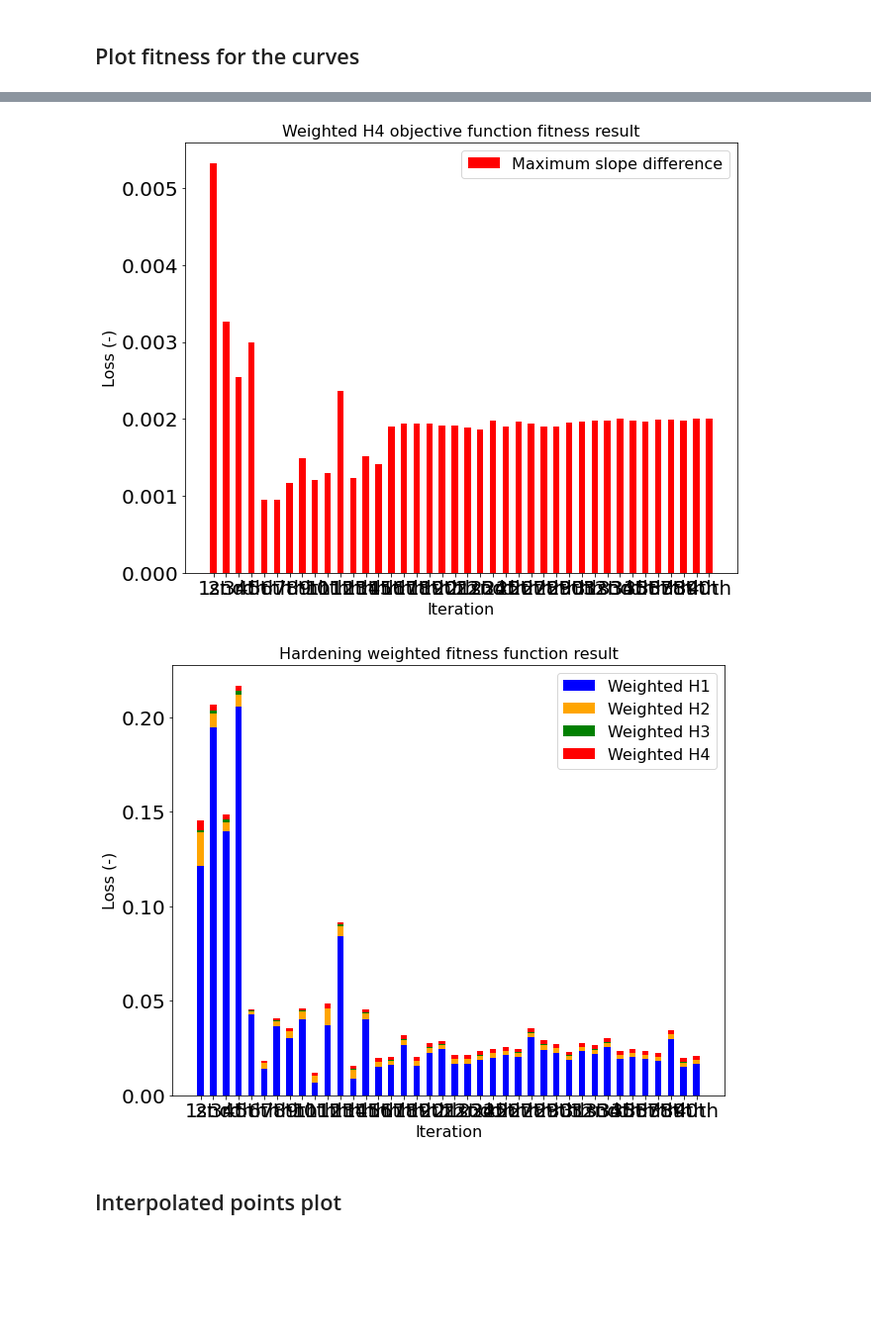
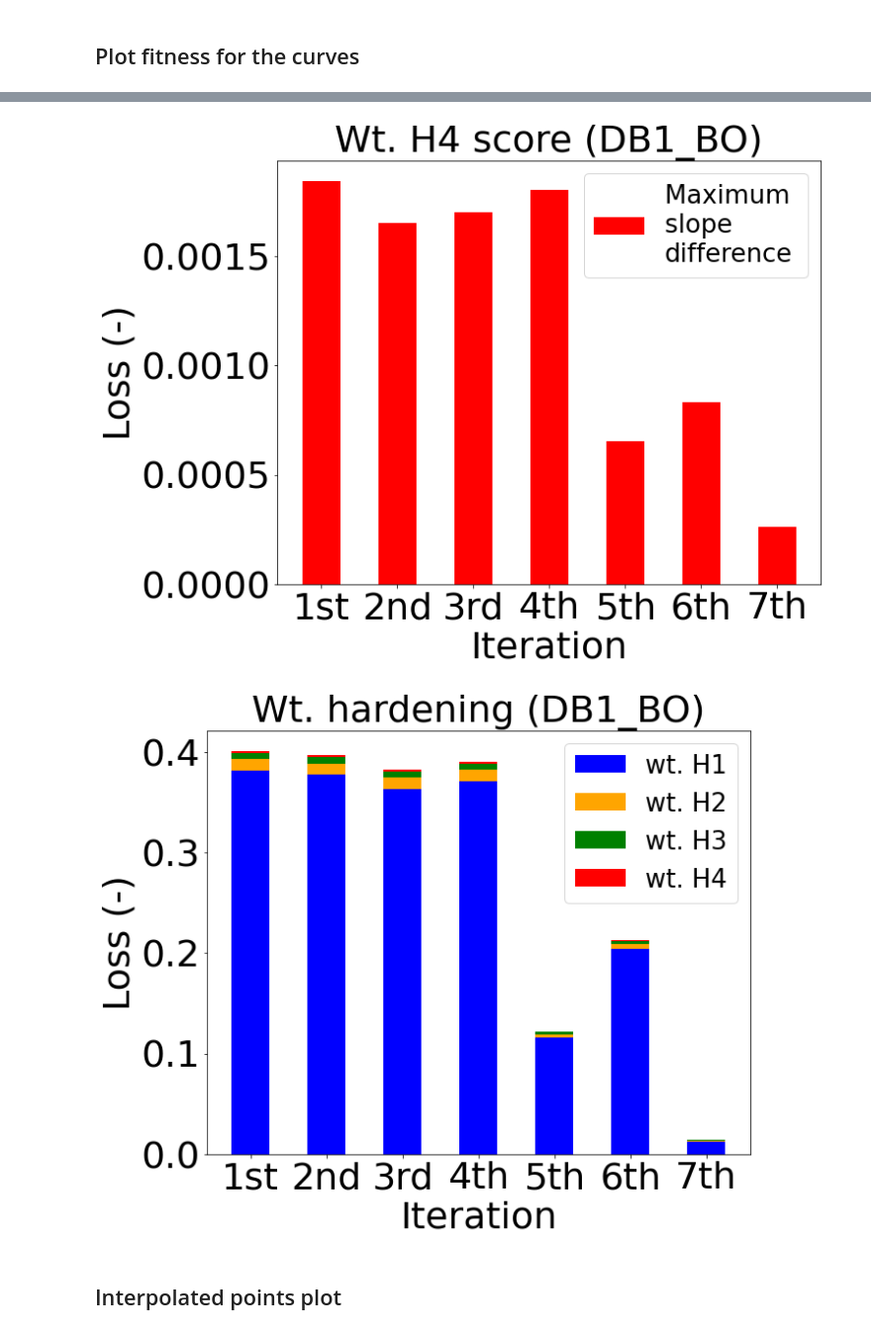
Before and after one commit to SpringNuance/Crystal-Plasticity-Thesis-Project, a Jupyter notebook: simulations_note.ipynb, the cells around one changed output, grey strips where cells are left out. Shown: that part at 99% size. Saved outputs shown, nothing was run; the diff lists cells and outputs as text; code cells hidden in the pictures; blank space fills up the shorter version.

```diff
--- a/simulations_note.ipynb
+++ b/simulations_note.ipynb
@@ -134,26 +151,30 @@ material = "RVE_1_40_D"
 
 # Used algorithm
 # algorithm = "GA"
-algorithm = "GA"
+algorithm = "BA"
 
 # Crystal plasticity law
 # CPLaw = "PH"
 CPLaw = "DB"
 
 # Curve index
-# curveIndex = 1
-# curveIndex = 2
-curveIndex = 3
+curveIndex = 1
 
-titleOptimized = f"Calibration result: {CPLaw}{curveIndex} curve (material {material}) optimized by {algorithm}"
-titleNoOptimized = f"Initial simulations and experimental curve of {CPLaw}{curveIndex} (material {material})"
+if algorithm == "GA":
+    algorithm1 = "GA"
+else:
+    algorithm1 = "BO"
+
+titleOptimized = f"{CPLaw}{curveIndex}_{algorithm1} ({material})"
+titleNoOptimized = f"Initial simulations of {CPLaw}{curveIndex} ({material})"
 pathExp = f"targets_{material}/{CPLaw}{curveIndex}.csv"
+
 pathSim = f"results_{material}/{CPLaw}{curveIndex}_{algorithm}"
 
 # Plot only initial simulations and experimental curve
 # simStrain, exp_stress, exp_strain = plotSimulations(initialSims, pathExp, pathSim, titleNoOptimized, CPLaw)
 # Plot initial simulations, experimental curve and iterated simulation results
-simStrain, exp_stress, exp_strain = plotSimulations(initialSims, pathExp, pathSim, titleOptimized, CPLaw, True)
+# simStrain, exp_stress, exp_strain = plotSimulations(initialSims, pathExp, pathSim, titleOptimized, CPLaw, True)
 # Plot initial simulations, interpolated experimental curve and interpolated iterated simulation results
-# simStrain, exp_stress, exp_strain = plotSimulations(initialSims, pathExp, pathSim, titleOptimized, CPLaw, True, True)
+simStrain, exp_stress, exp_strain = plotSimulations(initialSims, pathExp, pathSim, titleOptimized, CPLaw, True, True)
 # %% [output]
@@ -321,7 +349,7 @@ print(resD4)
 '''
 
 width = 0.5       # Width of the bar
-size = 16   # font size
+size = 38   # font size
 figsize = (10,8) # figure size
 
 WY1 = np.array(resY1) * wy1
@@ -430,27 +464,29 @@ plt.show()
 # %%
 fig, ax = plt.subplots(figsize=figsize)
-ax.bar(labels, WH4, width, label='Maximum slope difference', color = "red")
-ax.set_title('Weighted H4 objective function fitness result',size=size)
+ax.bar(labels, WH4, width, label='Maximum \nslope \ndifference', color = "red")
+ax.set_title(f'Wt. H4 score ({CPLaw}{curveIndex}_{algorithm1})',size=size)
 ax.set_ylabel('Loss (-)',size=size)
 ax.set_xlabel("Iteration",size=size)
-ax.legend(prop={'size': size})
+ax.tick_params(axis='both', which='major', labelsize=size)
+ax.legend(prop={'size': 26})
 plt.show()
 # %% [output]
-[figure, old version]
+[figure, new version]
 # %%
 fig, ax = plt.subplots(figsize=figsize)
-ax.bar(labels, WH1, width, label='Weighted H1', color = "blue")
-ax.bar(labels, WH2, width, bottom=WH1 , label='Weighted H2', color = "orange")
-ax.bar(labels, WH3, width, bottom=WH1+WH2, label='Weighted H3', color = "green")
-ax.bar(labels, WH4, width, bottom=WH1+WH2+WH3, label='Weighted H4', color = "red")
+ax.bar(labels, WH1, width, label='wt. H1', color = "blue")
+ax.bar(labels, WH2, width, bottom=WH1 , label='wt. H2', color = "orange")
+ax.bar(labels, WH3, width, bottom=WH1+WH2, label='wt. H3', color = "green")
+ax.bar(labels, WH4, width, bottom=WH1+WH2+WH3, label='wt. H4', color = "red")
 
-ax.set_title('Hardening weighted fitness function result',size=size)
+ax.set_title(f'Wt. hardening ({CPLaw}{curveIndex}_{algorithm1})',size=size)
 ax.set_ylabel('Loss (-)',size=size)
 ax.set_xlabel("Iteration",size=size)
-ax.legend(prop={'size': size})
+ax.legend(prop={'size': 26})
+ax.tick_params(axis='both', which='major', labelsize=size)
 plt.show()
 # %% [output]
-[figure, old version]
+[figure, new version]
 # %% [markdown]
 ## Interpolated points plot
 # %%
```
Also changed, not shown: parts of 11 cells of this notebook, 23 other files.
